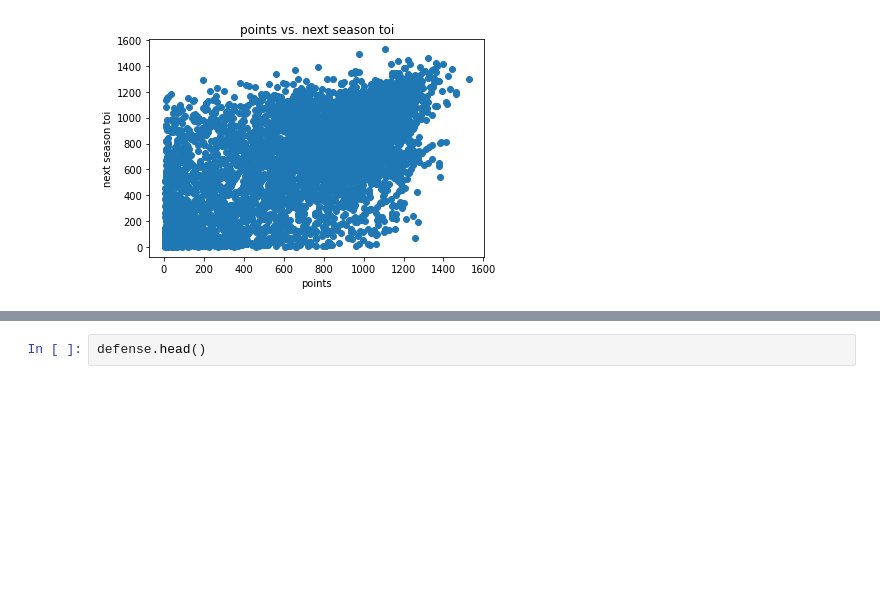
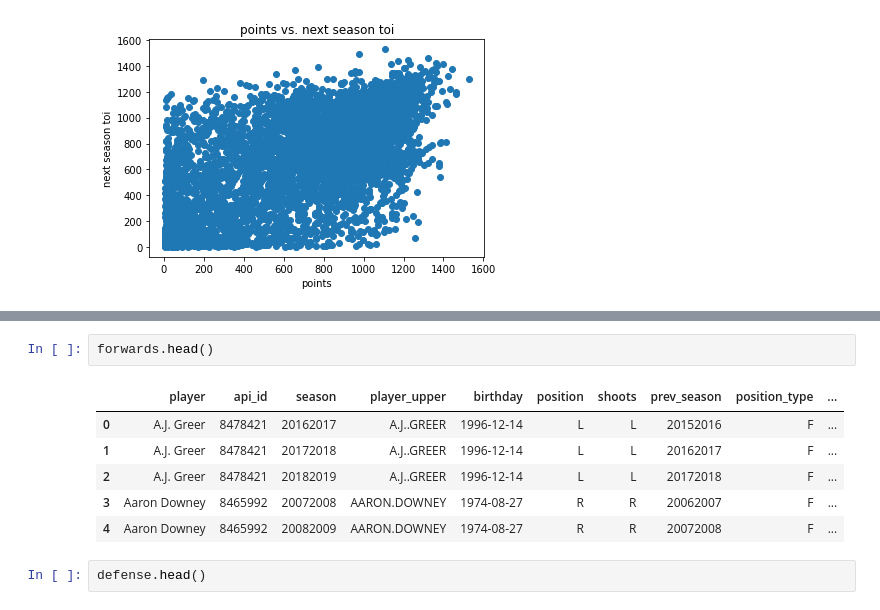
Before and after one commit to mcbarlowe/nhl_analysis, a Jupyter notebook: linear_reg_goal_predict_model.ipynb, the cells around one changed output, grey strips where cells are left out. Saved outputs shown, nothing was run; the diff lists cells and outputs as text; blank space fills up the shorter version.

```diff
--- a/linear_reg_goal_predict_model.ipynb
+++ b/linear_reg_goal_predict_model.ipynb
@@ -108,3 +106,12 @@ forwards.loc[:, ['toi', 'toi_next', 'g', 'a1', 'points']].corr()
+# %%
+forwards.head()
+# %% [output]
+|  | player | api_id | season | player_upper | birthday | position | shoots | prev_season | position_type | ... |
+| 0 | A.J. Greer | 8478421 | 20162017 | A.J..GREER | 1996-12-14 | L | L | 20152016 | F | ... |
+| 1 | A.J. Greer | 8478421 | 20172018 | A.J..GREER | 1996-12-14 | L | L | 20162017 | F | ... |
+| 2 | A.J. Greer | 8478421 | 20182019 | A.J..GREER | 1996-12-14 | L | L | 20172018 | F | ... |
+| 3 | Aaron Downey | 8465992 | 20072008 | AARON.DOWNEY | 1974-08-27 | R | R | 20062007 | F | ... |
+| 4 | Aaron Downey | 8465992 | 20082009 | AARON.DOWNEY | 1974-08-27 | R | R | 20072008 | F | ... |
 # %%
 defense.head()
 # %% [output]
```
Also changed, not shown: parts of 6 cells of this notebook, 3 other files.
